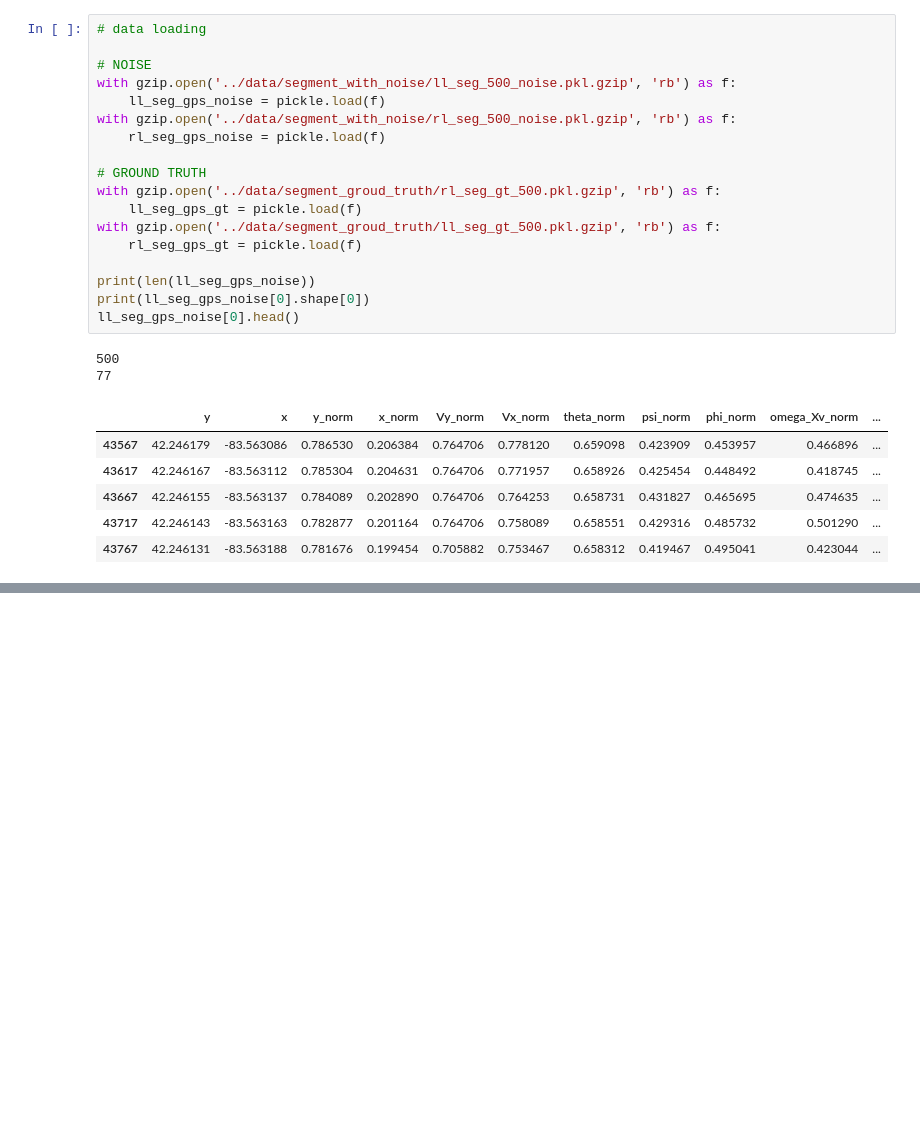
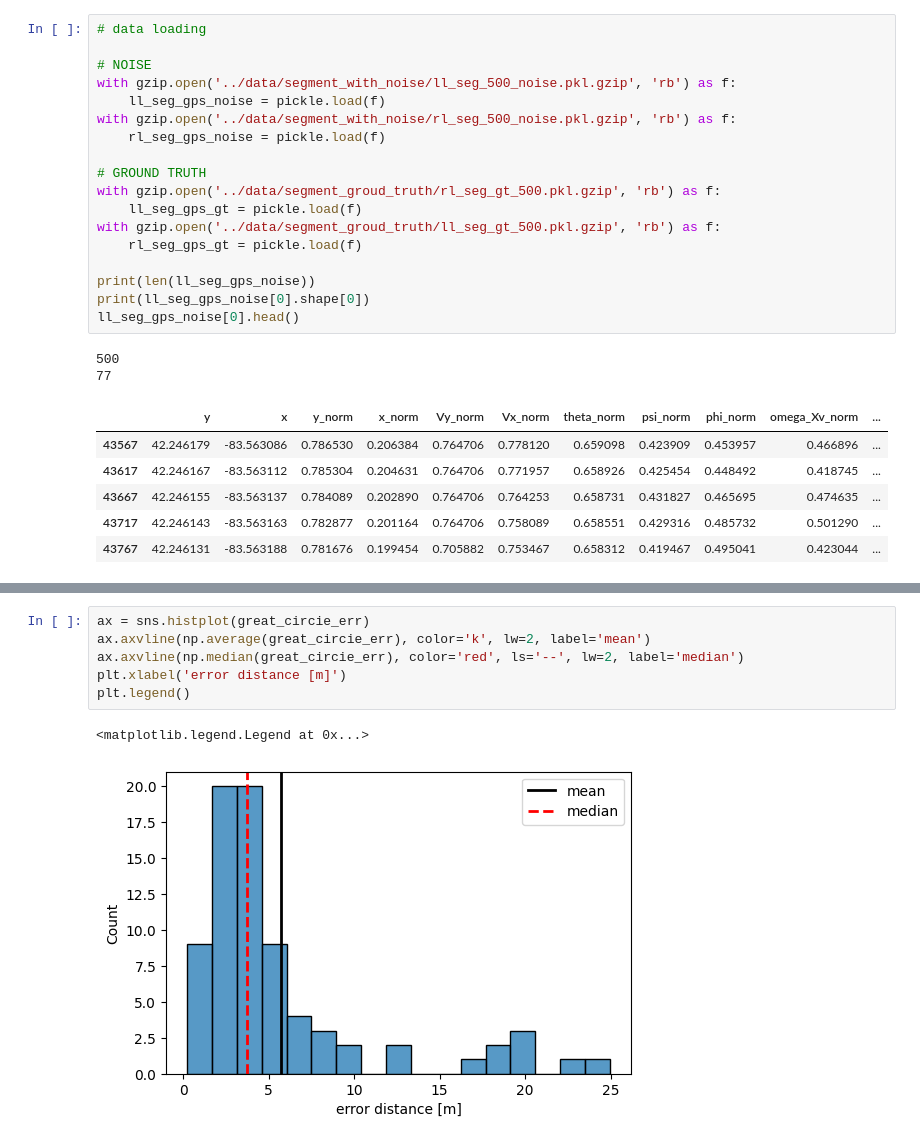
Before and after one commit to jarviskroos7/PATH_vehicle_localization, a Jupyter notebook: code/kf_baseline.ipynb, the cells around one changed output, grey strips where cells are left out. Cells and saved outputs as stored; diff of their text form; blank space fills up the shorter version.

```diff
--- a/code/kf_baseline.ipynb
+++ b/code/kf_baseline.ipynb
@@ -97,0 +242,9 @@ for i in range(nt):
+# %%
+ax = sns.histplot(great_circie_err)
+ax.axvline(np.average(great_circie_err), color='k', lw=2, label='mean')
+ax.axvline(np.median(great_circie_err), color='red', ls='--', lw=2, label='median')
+plt.xlabel('error distance [m]')
+plt.legend()
+# %% [output]
+<matplotlib.legend.Legend at 0x...>
+[figure, added]
```
Also changed, not shown: parts of 15 cells of this notebook, 2 other files.
